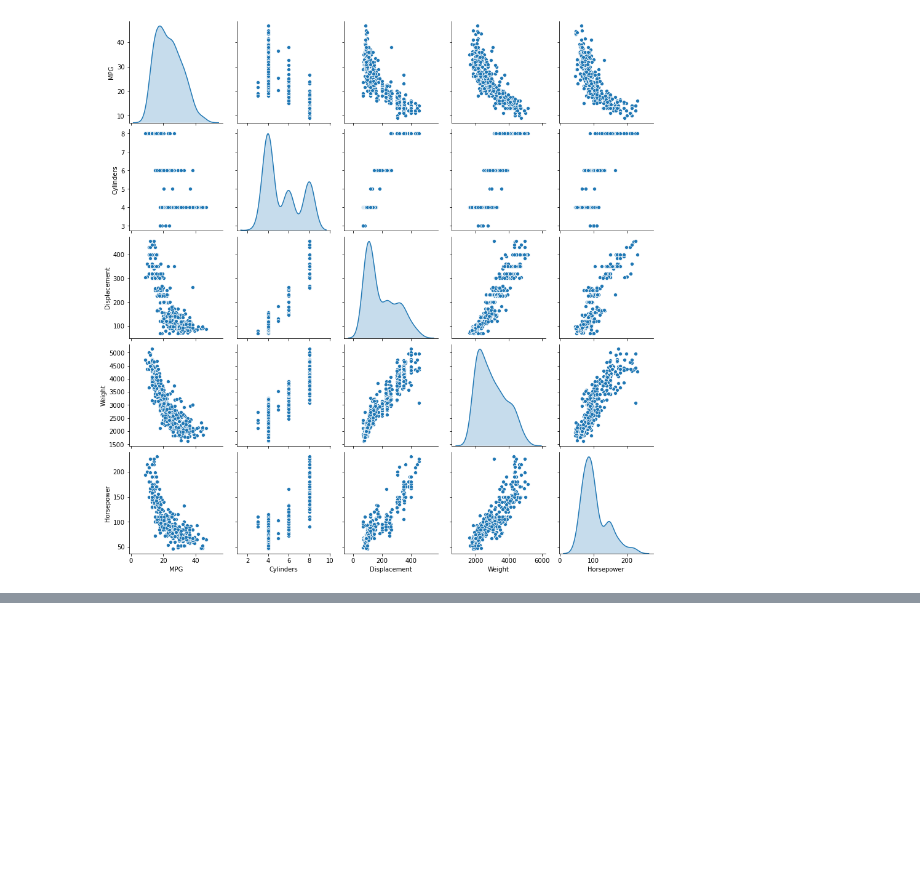
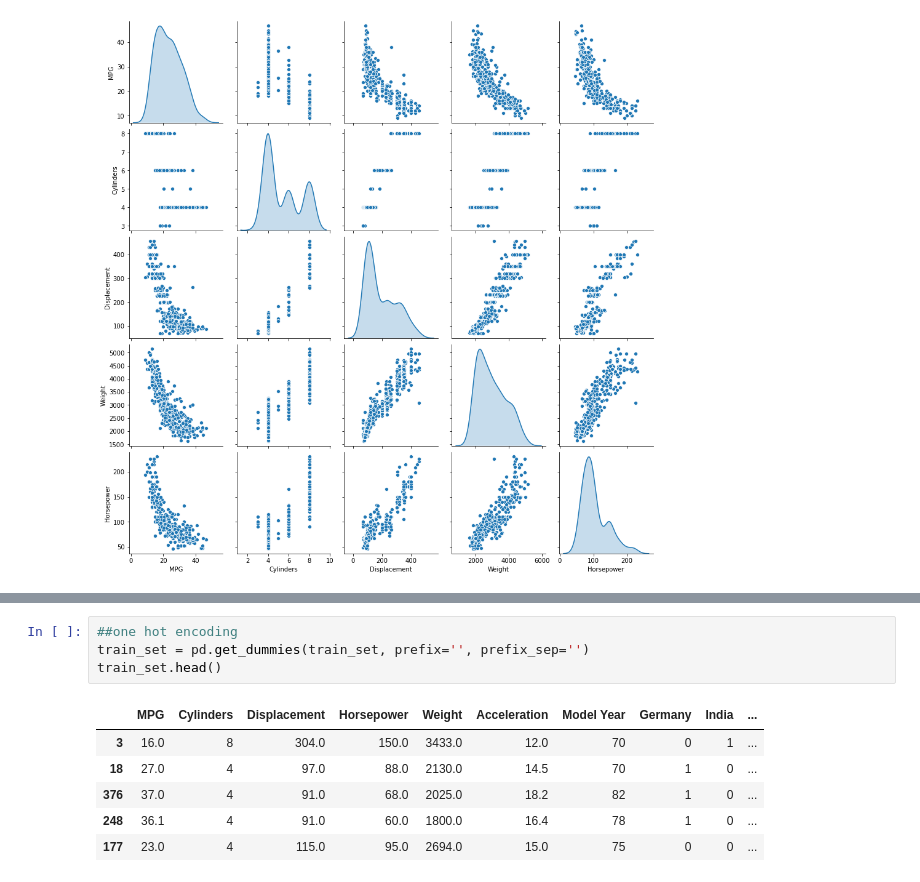
Before and after one commit to adrida/Machine-learning-project, a Jupyter notebook: project.ipynb, the cells around one changed output, grey strips where cells are left out. Drawn from its saved outputs; the diff is of its cells as text; blank space fills up the shorter version.

```diff
--- a/project.ipynb
+++ b/project.ipynb
@@ -150,0 +252,11 @@ sns.pairplot(data[["MPG", "Cylinders", "Displacement", "Weight", "Horsepower"]],
+# %%
+##one hot encoding
+train_set = pd.get_dummies(train_set, prefix='', prefix_sep='')
+train_set.head()
+# %% [output]
+|  | MPG | Cylinders | Displacement | Horsepower | Weight | Acceleration | Model Year | Germany | India | ... |
+| 3 | 16.0 | 8 | 304.0 | 150.0 | 3433.0 | 12.0 | 70 | 0 | 1 | ... |
+| 18 | 27.0 | 4 | 97.0 | 88.0 | 2130.0 | 14.5 | 70 | 1 | 0 | ... |
+| 376 | 37.0 | 4 | 91.0 | 68.0 | 2025.0 | 18.2 | 82 | 1 | 0 | ... |
+| 248 | 36.1 | 4 | 91.0 | 60.0 | 1800.0 | 16.4 | 78 | 1 | 0 | ... |
+| 177 | 23.0 | 4 | 115.0 | 95.0 | 2694.0 | 15.0 | 75 | 0 | 0 | ... |
```
Also changed, not shown: parts of 12 cells of this notebook.
